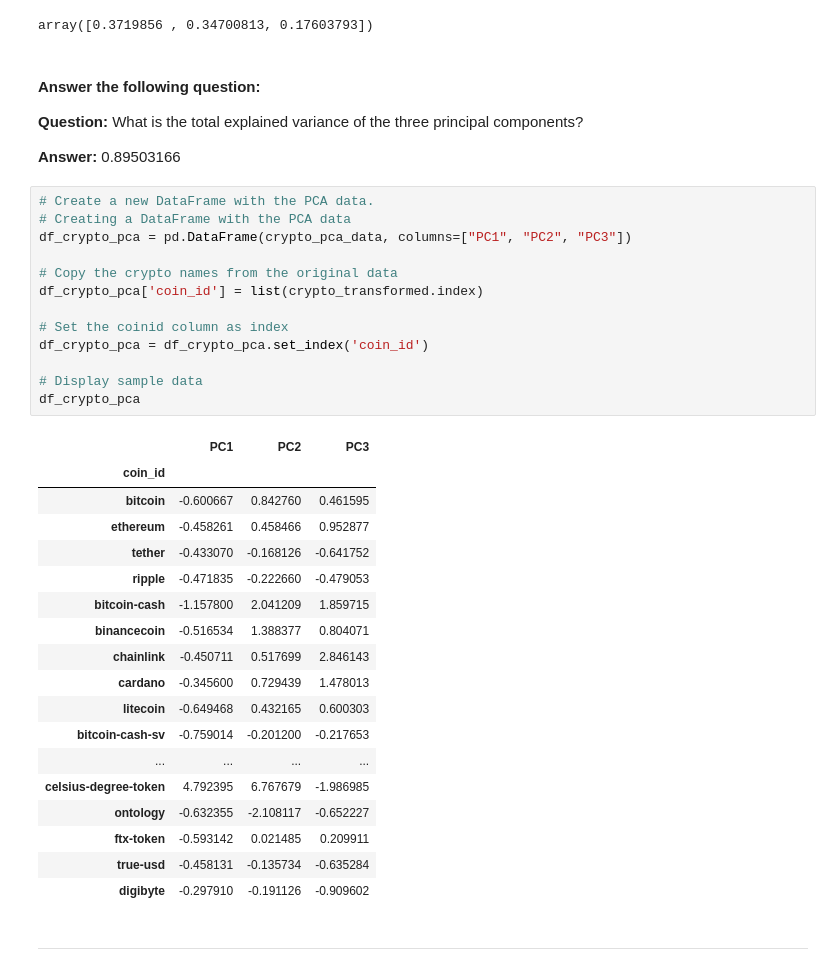
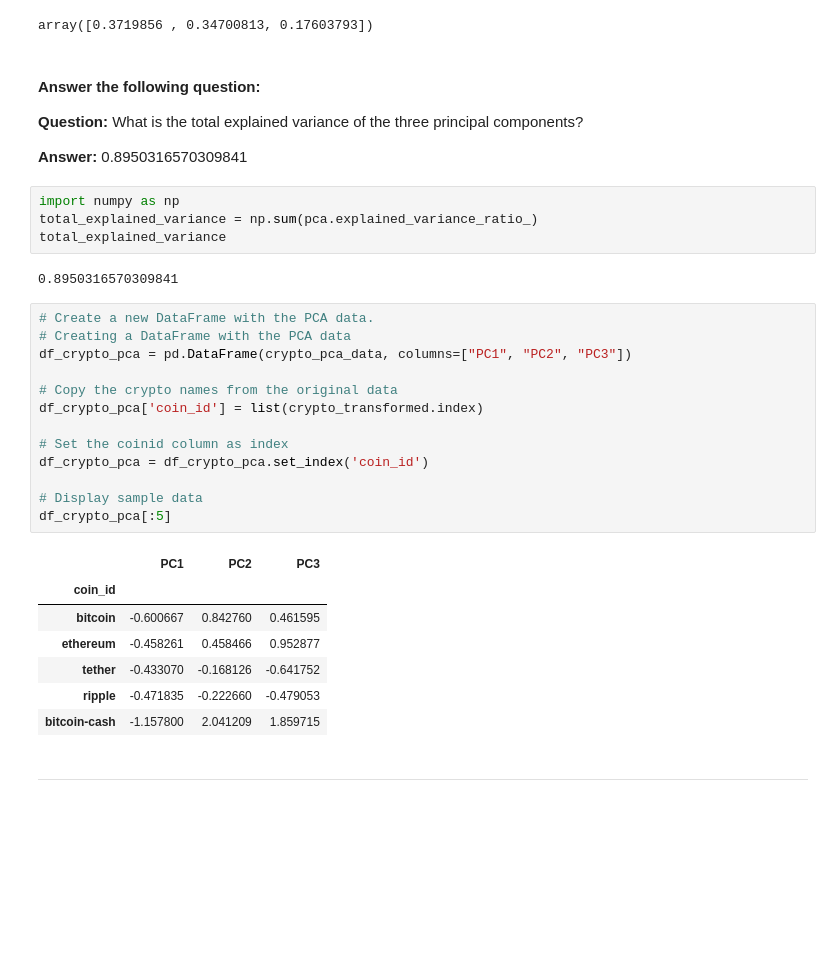
Before and after one commit to JulieKent/BootCamp_CryptoClustering, a Jupyter notebook: Crypto_Clustering.ipynb, the cells around one changed output. Drawn from its saved outputs; the diff is of its cells as text; blank space fills up the shorter version.

```diff
--- a/Crypto_Clustering.ipynb
+++ b/Crypto_Clustering.ipynb
@@ -206,39 +204,34 @@ array([0.3719856 , 0.34700813, 0.17603793])
 
 **Question:** What is the total explained variance of the three principal components?
 
-**Answer:** 0.89503166
+**Answer:** 0.8950316570309841
+# %%
+import numpy as np
+total_explained_variance = np.sum(pca.explained_variance_ratio_)
+total_explained_variance
+# %% [output]
+0.8950316570309841
 # %%
 # Create a new DataFrame with the PCA data.
 # Creating a DataFrame with the PCA data
 df_crypto_pca = pd.DataFrame(crypto_pca_data, columns=["PC1", "PC2", "PC3"])
 
 # Copy the crypto names from the original data
 df_crypto_pca['coin_id'] = list(crypto_transformed.index)
 
 # Set the coinid column as index
 df_crypto_pca = df_crypto_pca.set_index('coin_id')
 
 # Display sample data
-df_crypto_pca
+df_crypto_pca[:5]
 # %% [output]
 |  | PC1 | PC2 | PC3 |
 | coin_id |  |  |  |
 | bitcoin | -0.600667 | 0.842760 | 0.461595 |
 | ethereum | -0.458261 | 0.458466 | 0.952877 |
 | tether | -0.433070 | -0.168126 | -0.641752 |
 | ripple | -0.471835 | -0.222660 | -0.479053 |
 | bitcoin-cash | -1.157800 | 2.041209 | 1.859715 |
-| binancecoin | -0.516534 | 1.388377 | 0.804071 |
-| chainlink | -0.450711 | 0.517699 | 2.846143 |
-| cardano | -0.345600 | 0.729439 | 1.478013 |
-| litecoin | -0.649468 | 0.432165 | 0.600303 |
-| bitcoin-cash-sv | -0.759014 | -0.201200 | -0.217653 |
-| ... | ... | ... | ... |
-| celsius-degree-token | 4.792395 | 6.767679 | -1.986985 |
-| ontology | -0.632355 | -2.108117 | -0.652227 |
-| ftx-token | -0.593142 | 0.021485 | 0.209911 |
-| true-usd | -0.458131 | -0.135734 | -0.635284 |
-| digibyte | -0.297910 | -0.191126 | -0.909602 |
 # %% [markdown]
 ---
 # %% [markdown]
```
Also changed, not shown: parts of 3 cells of this notebook, 11 other files.
